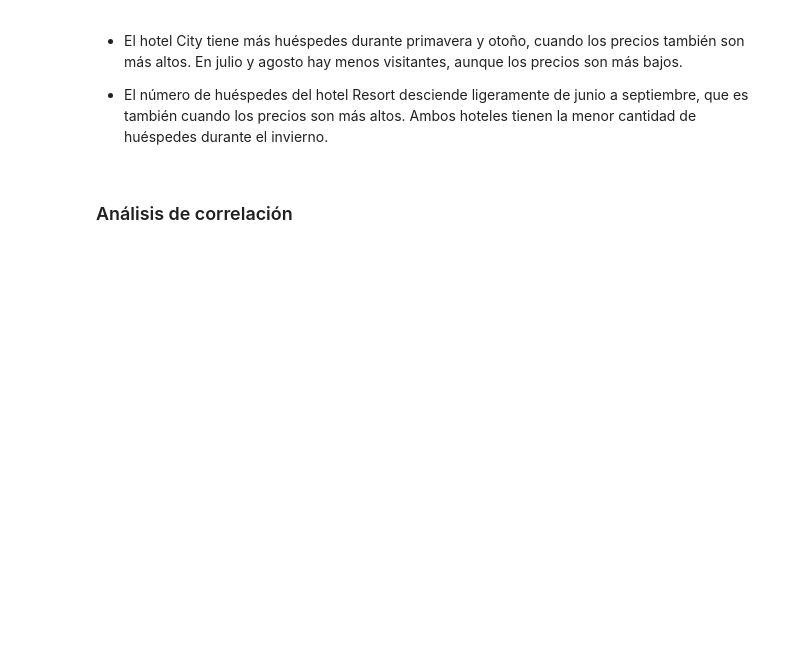
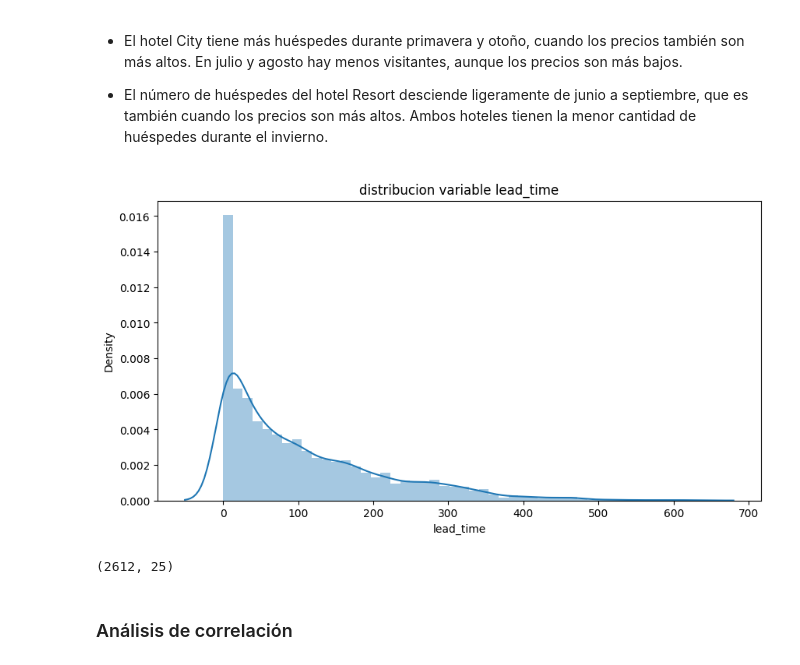
Before and after one commit to d3im3r/Producto_datos, a Jupyter notebook: Notebooks/DescriptiveBooking.ipynb, the cells around one changed output. Drawn from its saved outputs; the diff is of its cells as text; code cells hidden in the pictures; blank space fills up the shorter version.

Commit message:
Verify lead_time distribution

```diff
--- a/Notebooks/DescriptiveBooking.ipynb
+++ b/Notebooks/DescriptiveBooking.ipynb
@@ -355,6 +355,18 @@ plt.show()
 * El hotel City tiene más huéspedes durante primavera y otoño, cuando los precios también son más altos. En julio y agosto hay menos visitantes, aunque los precios son más bajos.
 
 * El número de huéspedes del hotel Resort desciende ligeramente de junio a septiembre, que es también cuando los precios son más altos. Ambos hoteles tienen la menor cantidad de huéspedes durante el invierno.
+# %%
+plt.figure(figsize=(10,5))
+sns.distplot(booking["lead_time"])
+plt.title("distribucion variable lead_time")
+plt.show()
+# %% [output]
+[figure, added]
+# %%
+booking_filter = booking[booking["lead_time"]<=21]
+booking_filter.shape
+# %% [output]
+(2612, 25)
 # %% [markdown]
 ### Análisis de correlación
 # %%
```
